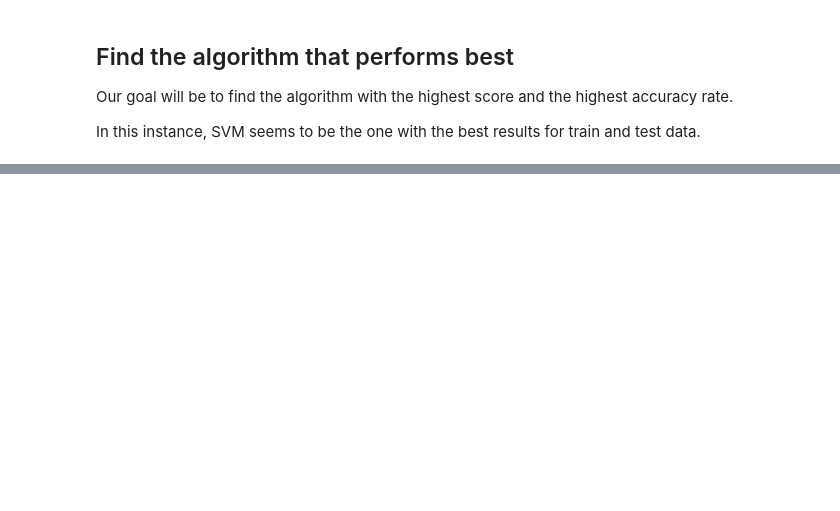
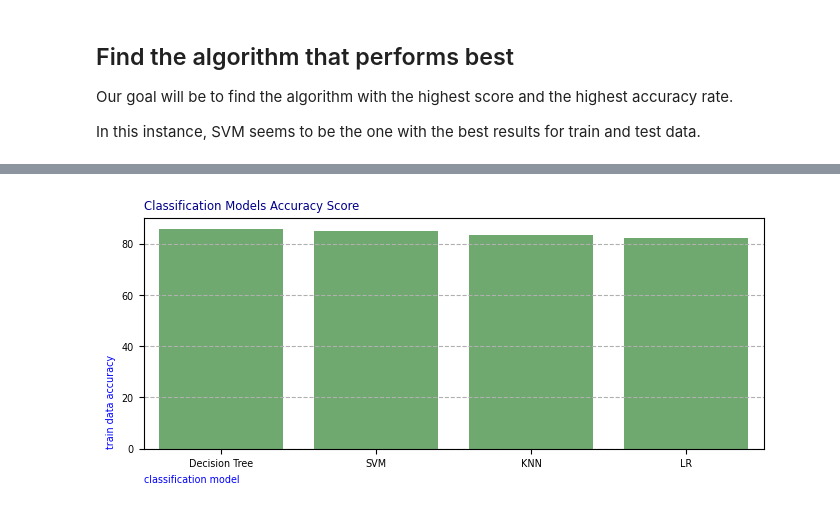
Before and after one commit to jdelarubia/ibm-data-science-cert-capstone, a Jupyter notebook: 08-predictions.ipynb, the cells around one changed output, grey strips where cells are left out. Cells and saved outputs as stored; diff of their text form; code cells hidden in the pictures; blank space fills up the shorter version.

```diff
--- a/08-predictions.ipynb
+++ b/08-predictions.ipynb
@@ -370,0 +376,18 @@ algo_df.sort_values(by="test_data_score_pct", ascending=False)
+# %%
+xlabel = "algorithm"
+ylabel = "train_data_accuracy_score"
+plt.figure(figsize=(8, 3))
+sns.barplot(classification_models_df, x=xlabel, y=ylabel, alpha=0.6, color="green")
+plt.title(
+    "Classification Models Accuracy Score",
+    loc="left",
+    fontdict={"fontsize": "small", "color": "darkblue"},
+)
+plt.xlabel("classification model", fontsize="x-small", color="blue", loc="left")
+plt.ylabel("train data accuracy", fontsize="x-small", color="blue", loc="bottom")
+plt.xticks(fontsize="x-small")
+plt.yticks(fontsize="x-small")
+plt.grid(visible=True, axis="y", linestyle="dashed")
+plt.show()
+# %% [output]
+[figure, added]
```
Also changed, not shown: parts of 10 cells of this notebook, 3 other files.
